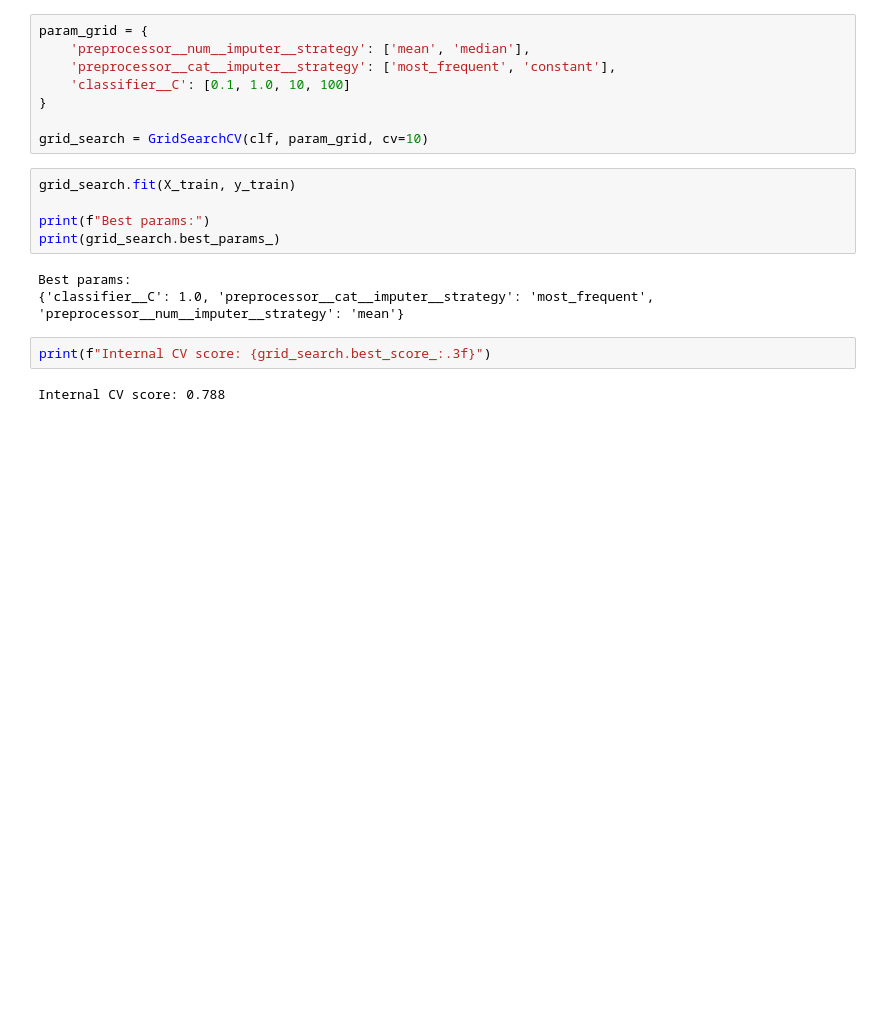
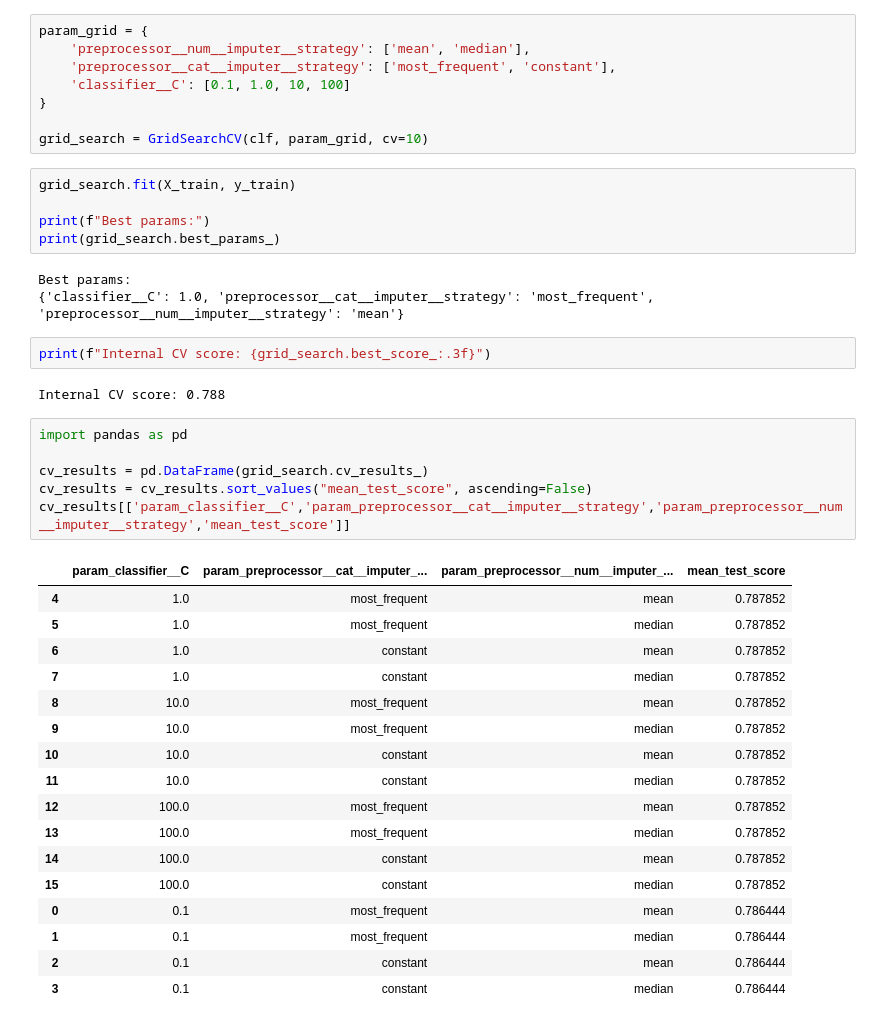
Before and after one commit to tmsachins/ML_Univariate_data_imput_Automatic, a Jupyter notebook: main_uni_automatic.ipynb, the cells around one changed output. Drawn from its saved outputs; the diff is of its cells as text; blank space fills up the shorter version.

```diff
--- a/main_uni_automatic.ipynb
+++ b/main_uni_automatic.ipynb
@@ -109,3 +109,27 @@ Best params:
 print(f"Internal CV score: {grid_search.best_score_:.3f}")
 # %% [output]
 Internal CV score: 0.788
+# %%
+import pandas as pd
+
+cv_results = pd.DataFrame(grid_search.cv_results_)
+cv_results = cv_results.sort_values("mean_test_score", ascending=False)
+cv_results[['param_classifier__C','param_preprocessor__cat__imputer__strategy','param_preprocessor__num__imputer__strategy','mean_test_score']]
+# %% [output]
+|  | param_classifier__C | param_preprocessor__cat__imputer_... | param_preprocessor__num__imputer_... | mean_test_score |
+| 4 | 1.0 | most_frequent | mean | 0.787852 |
+| 5 | 1.0 | most_frequent | median | 0.787852 |
+| 6 | 1.0 | constant | mean | 0.787852 |
+| 7 | 1.0 | constant | median | 0.787852 |
+| 8 | 10.0 | most_frequent | mean | 0.787852 |
+| 9 | 10.0 | most_frequent | median | 0.787852 |
+| 10 | 10.0 | constant | mean | 0.787852 |
+| 11 | 10.0 | constant | median | 0.787852 |
+| 12 | 100.0 | most_frequent | mean | 0.787852 |
+| 13 | 100.0 | most_frequent | median | 0.787852 |
+| 14 | 100.0 | constant | mean | 0.787852 |
+| 15 | 100.0 | constant | median | 0.787852 |
+| 0 | 0.1 | most_frequent | mean | 0.786444 |
+| 1 | 0.1 | most_frequent | median | 0.786444 |
+| 2 | 0.1 | constant | mean | 0.786444 |
+| 3 | 0.1 | constant | median | 0.786444 |
```
